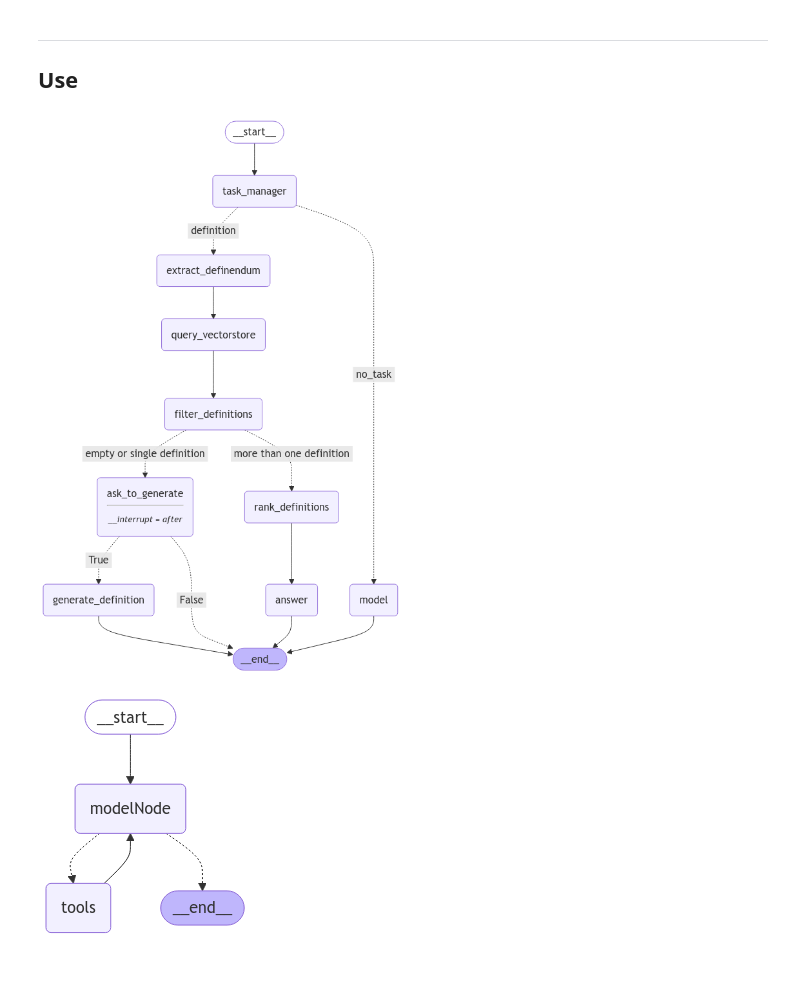
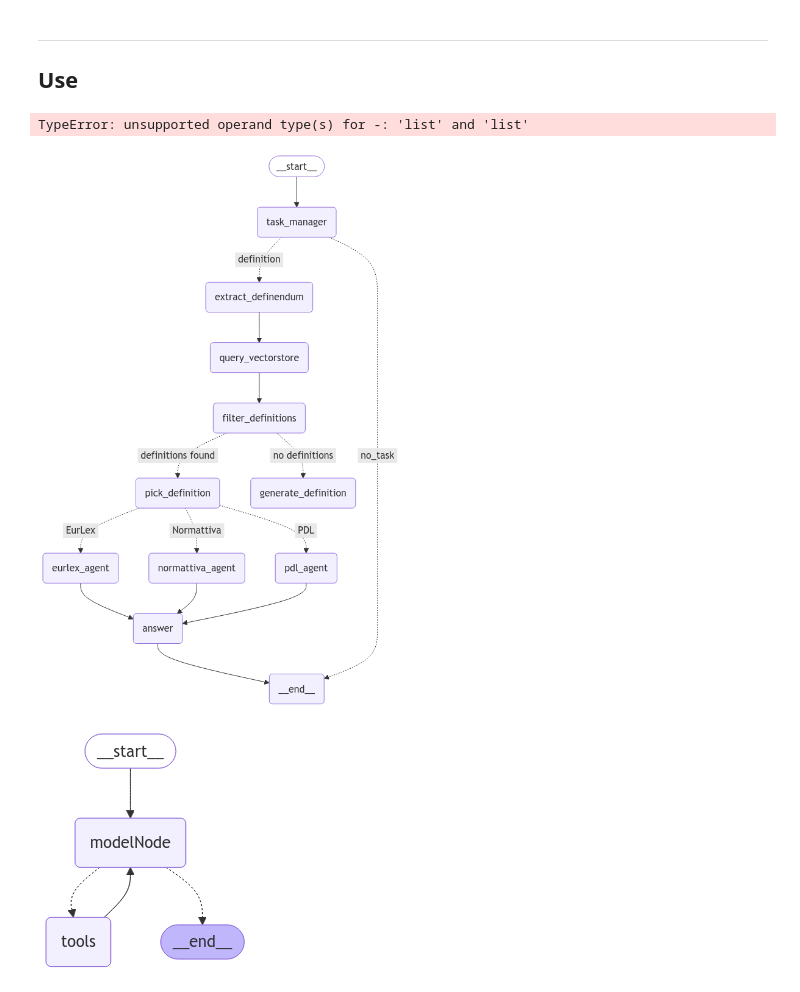
Before and after one commit to leonardozilli/LegislativeDefinitionsAgent, a Jupyter notebook: notebooks/04 - DefAgent.ipynb, the cells around one changed output. Cells and saved outputs as stored; diff of their text form; code cells hidden in the pictures.

```diff
--- a/notebooks/04 - DefAgent.ipynb
+++ b/notebooks/04 - DefAgent.ipynb
@@ -246,19 +245,35 @@ defagent = DefAgent(model)
 ---
 
 ## Use
+# %%
+output_nodes = ['model', 'answer']
+graph.nodes.keys() - output_nodes
+
+['__start__',
+ 'eurlex_agent',
+ 'extract_definendum',
+ 'filter_definitions',
+ 'generate_definition',
+ 'normattiva_agent',
+ 'pdl_agent',
+ 'pick_definition',
+ 'query_vectorstore',
+ 'task_manager']
+# %% [output]
+TypeError: unsupported operand type(s) for -: 'list' and 'list'
 # %%
 from LegalDefAgent.src.agent import LegalDefAgent
 from LegalDefAgent.src.models import _get_model
 from LegalDefAgent.src import utils
 
 groq = _get_model('groq', streaming=True)
-defagent = LegalDefAgent(model=groq, milvusdb_uri="/home/leo/Desktop/dhdk/Master thesis/.project/LegalDefAgent/app/vec_db/definitions_vector.db")
+defagent = LegalDefAgent(model=groq)
 
 graph = defagent.graph_runnable
 
 utils.draw_graph(graph)
 # %% [output]
-[figure, old version]
+[figure, new version]
 # %%
 from typing import Annotated, TypedDict, Literal
 
```
Also changed, not shown: parts of 15 cells of this notebook, 44 other files.
